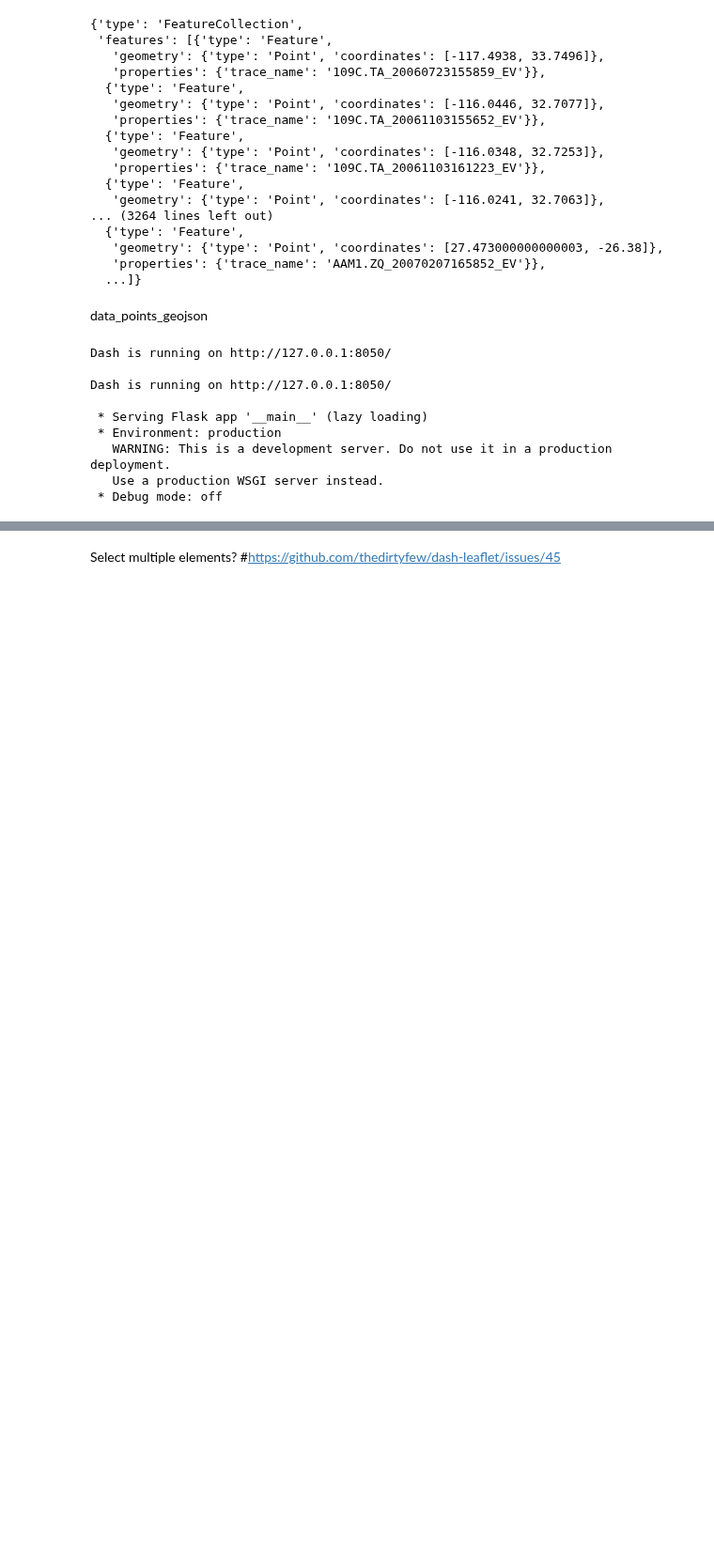
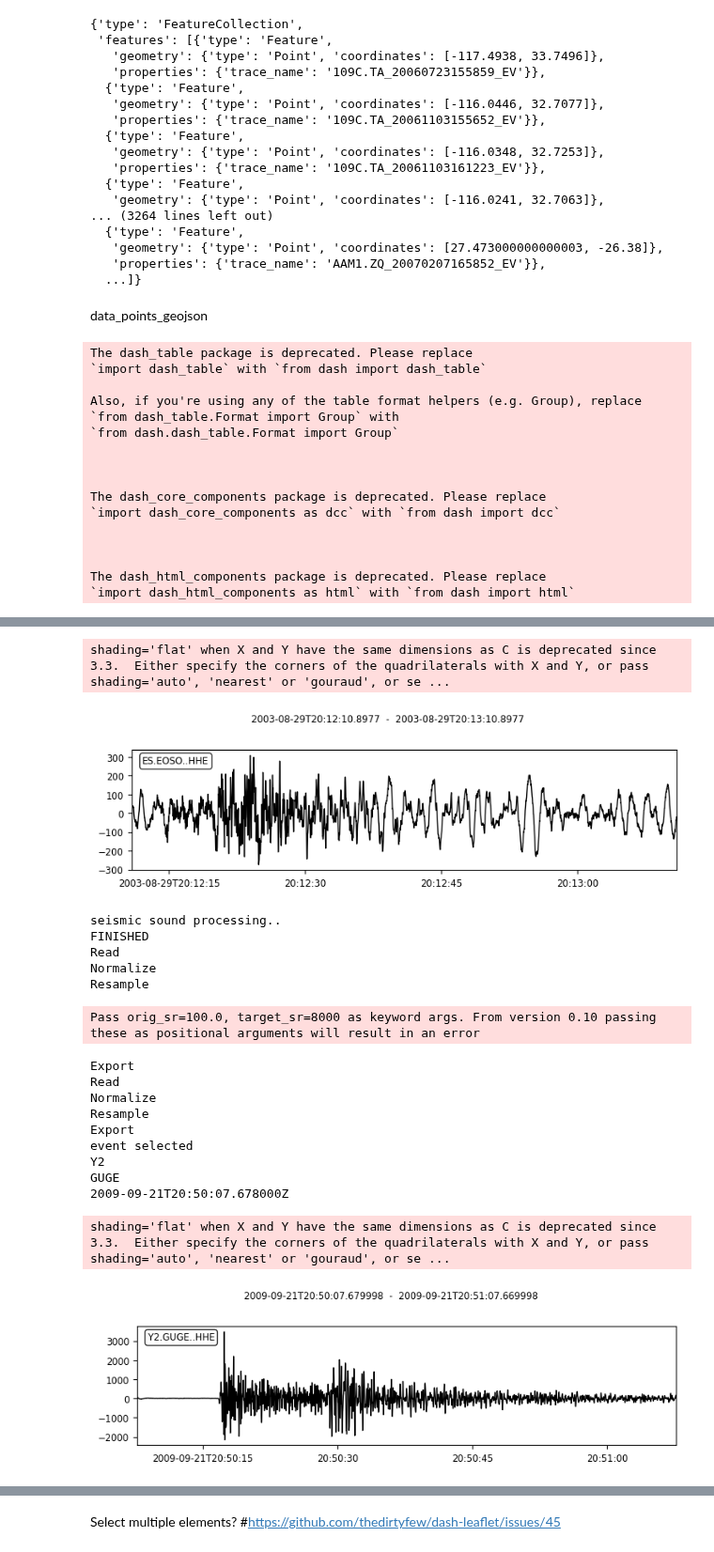
Before and after one commit to doromboziandras32/Earthquake-visualization, a Jupyter notebook: Plot_test_map_leaflet.ipynb, the cells around one changed output, grey strips where cells are left out. Shown at 94% size. Saved outputs shown, nothing was run; the diff lists cells and outputs as text; code cells hidden in the pictures; blank space fills up the shorter version.

Commit message:
checked in debug run, backend filtering, map reloading works fine, next step to do some color coding based on magnitudes

```diff
--- a/Plot_test_map_leaflet.ipynb
+++ b/Plot_test_map_leaflet.ipynb
@@ -734,14 +734,21 @@ app.layout = html.Div([
 
 if __name__ == '__main__':
     #app.run_server()
-    app.run_server()
+    app.run_server(debug=True, use_reloader=False)
 # %% [output]
-Dash is running on http://127.0.0.1:8050/
+The dash_table package is deprecated. Please replace
+`import dash_table` with `from dash import dash_table`
 
-Dash is running on http://127.0.0.1:8050/
+Also, if you're using any of the table format helpers (e.g. Group), replace
+`from dash_table.Format import Group` with
+`from dash.dash_table.Format import Group`
 
- * Serving Flask app '__main__' (lazy loading)
- * Environment: production
-   WARNING: This is a development server. Do not use it in a production deployment.
-   Use a production WSGI server instead.
- * Debug mode: off
+
+
+The dash_core_components package is deprecated. Please replace
+`import dash_core_components as dcc` with `from dash import dcc`
+
+
+
+The dash_html_components package is deprecated. Please replace
+`import dash_html_components as html` with `from dash import html`
@@ -765,0 +766,19 @@ Dash is running on http://127.0.0.1:8050/
+shading='flat' when X and Y have the same dimensions as C is deprecated since 3.3.  Either specify the corners of the quadrilaterals with X and Y, or pass shading='auto', 'nearest' or 'gouraud', or se ...
+[figure, added]
+seismic sound processing..
+FINISHED
+Read
+Normalize
+Resample
+Pass orig_sr=100.0, target_sr=8000 as keyword args. From version 0.10 passing these as positional arguments will result in an error
+Export
+Read
+Normalize
+Resample
+Export
+event selected
+Y2
+GUGE
+2009-09-21T20:50:07.678000Z
+shading='flat' when X and Y have the same dimensions as C is deprecated since 3.3.  Either specify the corners of the quadrilaterals with X and Y, or pass shading='auto', 'nearest' or 'gouraud', or se ...
+[figure, added]
```
Also changed, not shown: parts of 1 cell of this notebook, 2 other files.
